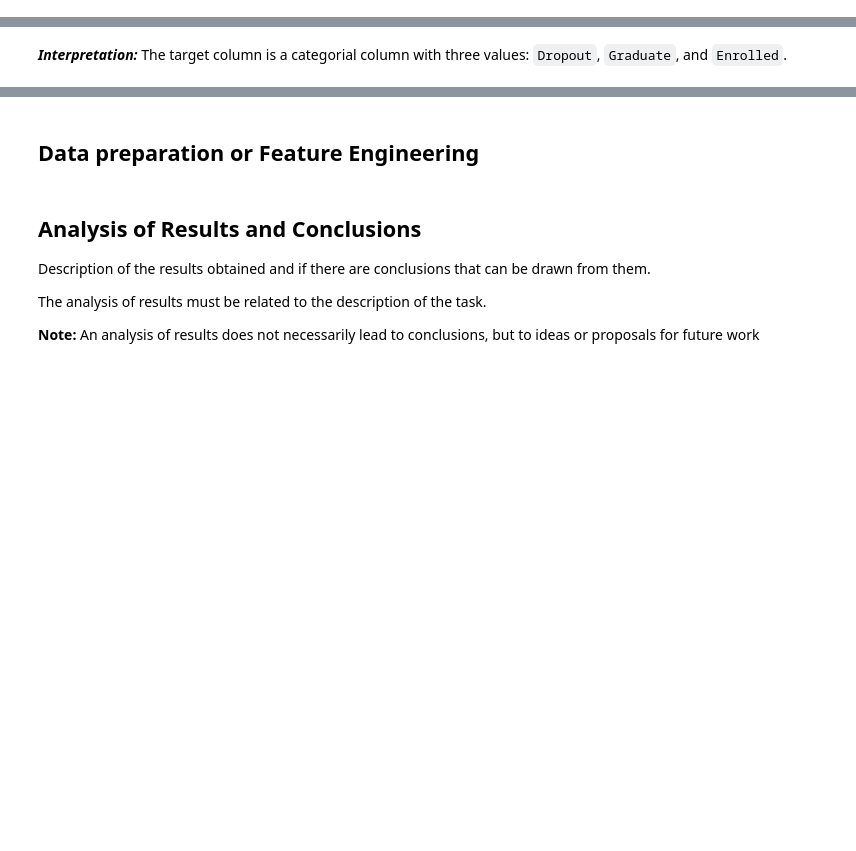
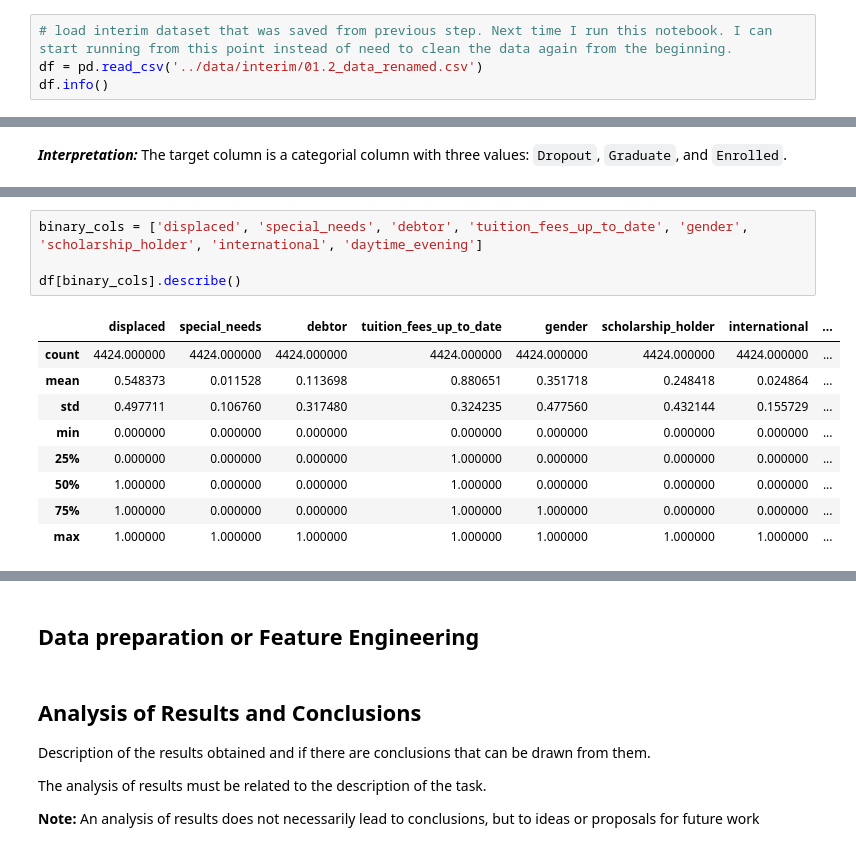
Before and after one commit to weslylaboy/student-outcome-predictor, a Jupyter notebook: notebooks/01_data_cleaning.ipynb, the cells around one changed output, grey strips where cells are left out. Saved outputs shown, nothing was run; the diff lists cells and outputs as text; blank space fills up the shorter version.

Commit message:
Add new interim dataset for analysis and processing (01.2_data_renamed.csv)

```diff
--- a/notebooks/01_data_cleaning.ipynb
+++ b/notebooks/01_data_cleaning.ipynb
@@ -351,0 +354,4 @@ memory usage: 1.2+ MB
+# %%
+# load interim dataset that was saved from previous step. Next time I run this notebook. I can start running from this point instead of need to clean the data again from the beginning.
+df = pd.read_csv('../data/interim/01.2_data_renamed.csv')
+df.info()
@@ -414,0 +461,14 @@ Wall time: 21.6 ms
+# %%
+binary_cols = ['displaced', 'special_needs', 'debtor', 'tuition_fees_up_to_date', 'gender', 'scholarship_holder', 'international', 'daytime_evening']
+
+df[binary_cols].describe()
+# %% [output]
+|  | displaced | special_needs | debtor | tuition_fees_up_to_date | gender | scholarship_holder | international | ... |
+| count | 4424.000000 | 4424.000000 | 4424.000000 | 4424.000000 | 4424.000000 | 4424.000000 | 4424.000000 | ... |
+| mean | 0.548373 | 0.011528 | 0.113698 | 0.880651 | 0.351718 | 0.248418 | 0.024864 | ... |
+| std | 0.497711 | 0.106760 | 0.317480 | 0.324235 | 0.477560 | 0.432144 | 0.155729 | ... |
+| min | 0.000000 | 0.000000 | 0.000000 | 0.000000 | 0.000000 | 0.000000 | 0.000000 | ... |
+| 25% | 0.000000 | 0.000000 | 0.000000 | 1.000000 | 0.000000 | 0.000000 | 0.000000 | ... |
+| 50% | 1.000000 | 0.000000 | 0.000000 | 1.000000 | 0.000000 | 0.000000 | 0.000000 | ... |
+| 75% | 1.000000 | 0.000000 | 0.000000 | 1.000000 | 1.000000 | 0.000000 | 0.000000 | ... |
+| max | 1.000000 | 1.000000 | 1.000000 | 1.000000 | 1.000000 | 1.000000 | 1.000000 | ... |
```
Also changed, not shown: parts of 29 cells of this notebook, 1 other file.
